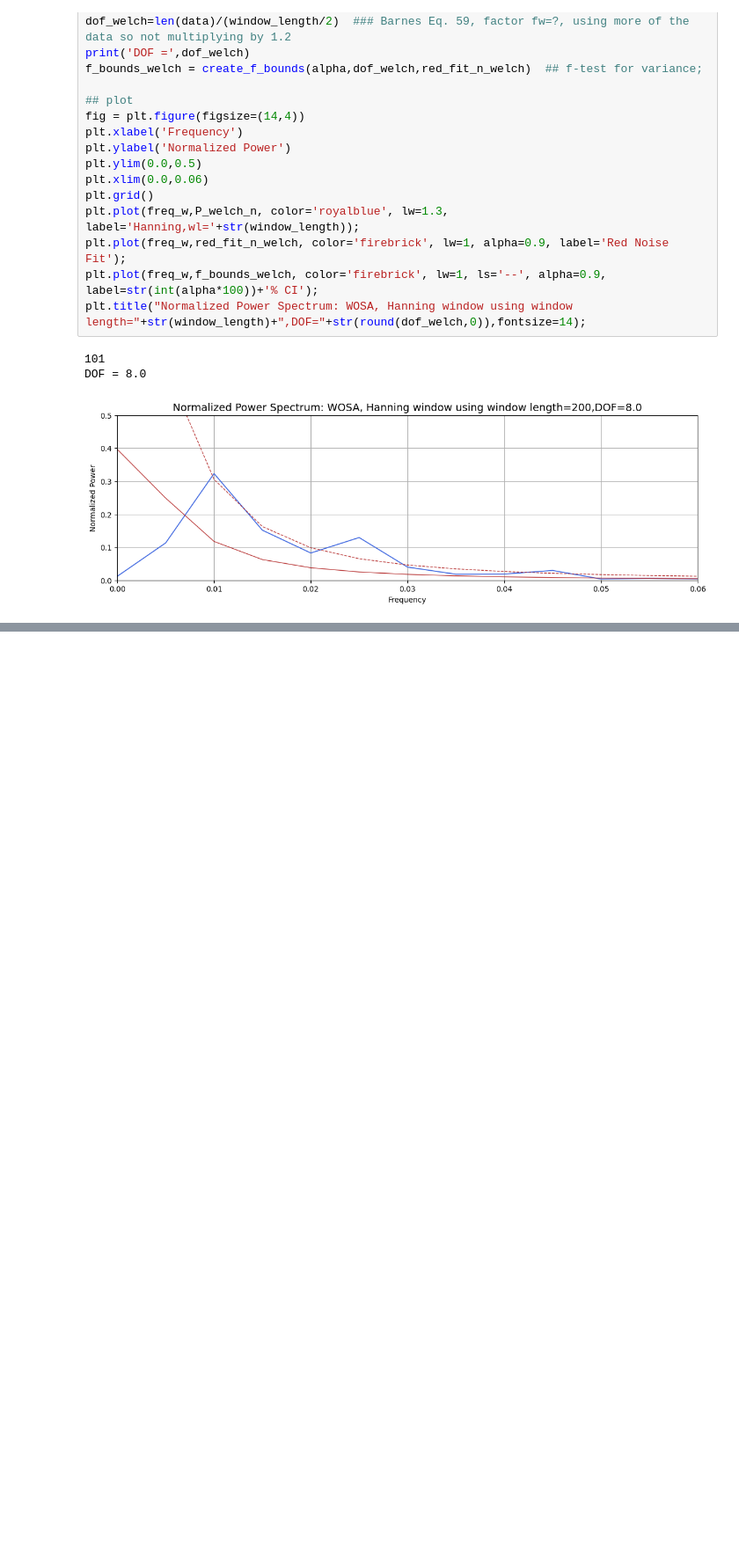
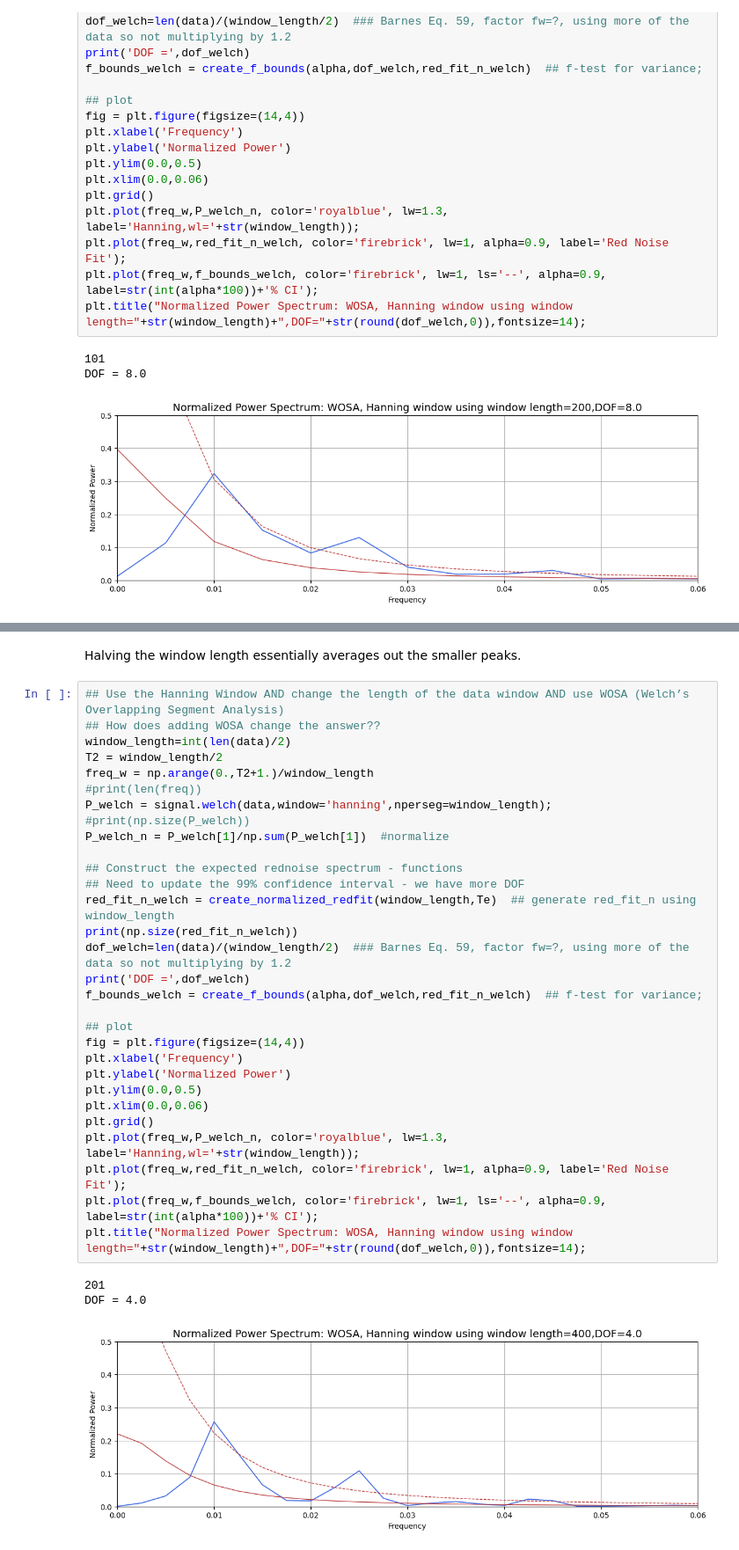
Before and after one commit to KateyCDong/ATOC_5860, a Jupyter notebook: applicationlab4/ATOC5860_applicationlab4_fft_EPICA.ipynb, the cells around one changed output, grey strips where cells are left out. Shown at 88% size. Saved outputs shown, nothing was run; the diff lists cells and outputs as text; blank space fills up the shorter version.

```diff
--- a/applicationlab4/ATOC5860_applicationlab4_fft_EPICA.ipynb
+++ b/applicationlab4/ATOC5860_applicationlab4_fft_EPICA.ipynb
@@ -330,0 +450,36 @@ DOF = 8.0
+# %% [markdown]
+Halving the window length essentially averages out the smaller peaks.
+# %%
+## Use the Hanning Window AND change the length of the data window AND use WOSA (Welch’s Overlapping Segment Analysis)
+## How does adding WOSA change the answer??
+window_length=int(len(data)/2)
+T2 = window_length/2
+freq_w = np.arange(0.,T2+1.)/window_length
+#print(len(freq))
+P_welch = signal.welch(data,window='hanning',nperseg=window_length);
+#print(np.size(P_welch))
+P_welch_n = P_welch[1]/np.sum(P_welch[1])  #normalize
+
+## Construct the expected rednoise spectrum - functions
+## Need to update the 99% confidence interval - we have more DOF
+red_fit_n_welch = create_normalized_redfit(window_length,Te)  ## generate red_fit_n using window_length
+print(np.size(red_fit_n_welch))
+dof_welch=len(data)/(window_length/2)  ### Barnes Eq. 59, factor fw=?, using more of the data so not multiplying by 1.2
+print('DOF =',dof_welch)
+f_bounds_welch = create_f_bounds(alpha,dof_welch,red_fit_n_welch)  ## f-test for variance;
+
+## plot
+fig = plt.figure(figsize=(14,4))
+plt.xlabel('Frequency')
+plt.ylabel('Normalized Power')
+plt.ylim(0.0,0.5)
+plt.xlim(0.0,0.06)
+plt.grid()
+plt.plot(freq_w,P_welch_n, color='royalblue', lw=1.3, label='Hanning,wl='+str(window_length));
+plt.plot(freq_w,red_fit_n_welch, color='firebrick', lw=1, alpha=0.9, label='Red Noise Fit');
+plt.plot(freq_w,f_bounds_welch, color='firebrick', lw=1, ls='--', alpha=0.9, label=str(int(alpha*100))+'% CI');
+plt.title("Normalized Power Spectrum: WOSA, Hanning window using window length="+str(window_length)+",DOF="+str(round(dof_welch,0)),fontsize=14);
+# %% [output]
+201
+DOF = 4.0
+[figure, added]
```
Also changed, not shown: parts of 23 cells of this notebook, 1 other file.
